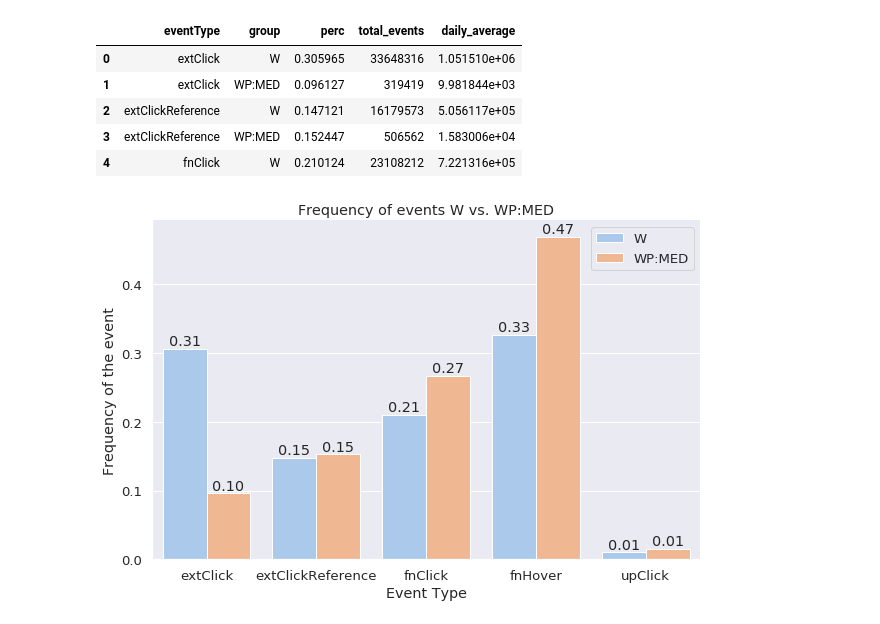
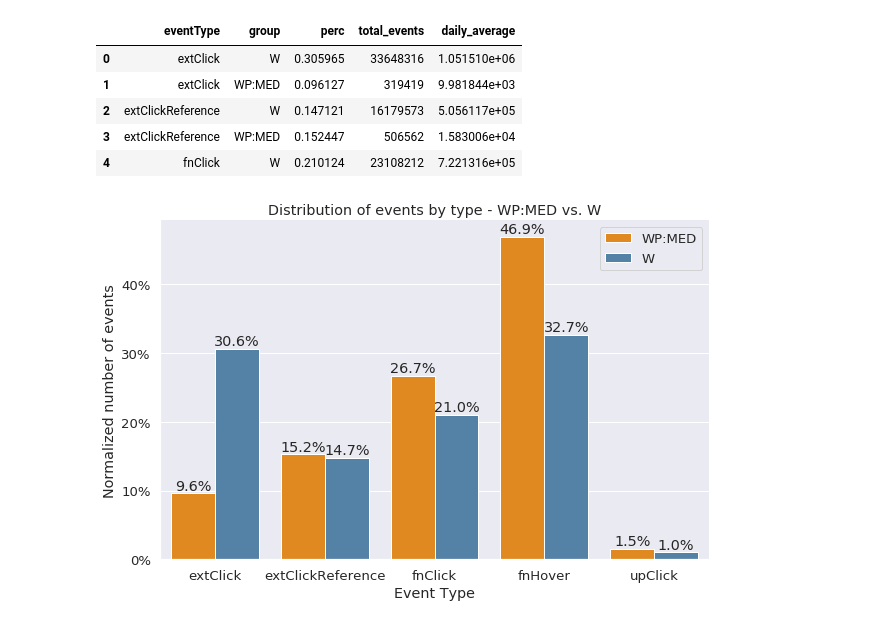
Before and after one commit to elifesciences-publications/wiki-citation-usage, a Jupyter notebook: notebooks/events--overview.ipynb, the cells around one changed output. Drawn from its saved outputs; the diff is of its cells as text; code cells hidden in the pictures.

Commit message:
Fix: events-everview plot colors

```diff
--- a/notebooks/events--overview.ipynb
+++ b/notebooks/events--overview.ipynb
@@ -320,28 +320,33 @@ events_by_group.head()
 # %%
 sns.set(font_scale=1.2)
 
 def show_values_on_bars(axs):
     def _show_on_single_plot(ax):
         for p in ax.patches:
             _x = p.get_x() + p.get_width() / 2
             _y = p.get_y() + p.get_height() + 0.005
-            value = '{:.2f}'.format(p.get_height())
+            value = '{:,.1%}'.format(p.get_height())
             ax.text(_x, _y, value, ha="center")
     if isinstance(axs, np.ndarray):
         for idx, ax in np.ndenumerate(axs):
             _show_on_single_plot(ax)
     else:
         _show_on_single_plot(axs)
 
 
+my_pal = {"WP:MED": "darkorange", "W": "steelblue"}
 fig = sns.catplot(y='perc', x='eventType', hue='group',
-                data=events_by_group,
-                kind='bar', palette="pastel", legend=False)
-fig.ax.set(xlabel='Event Type', ylabel='Frequency of the event', title="Frequency of events W vs. WP:MED")
+                data=events_by_group, kind='bar', palette=my_pal,
+                  legend=False, hue_order=["WP:MED", "W"])
+fig.ax.set(xlabel='Event Type', ylabel='Normalized number of events',
+           title="Distribution of events by type - WP:MED vs. W")
 fig.ax.ticklabel_format(style='plain', axis='y')
+vals = plt.gca().get_yticks()
+plt.gca().set_yticklabels(['{:,.0%}'.format(x) for x in vals])
 plt.gcf().set_size_inches(10, 6)
 plt.legend(loc='upper right')
 
 show_values_on_bars(fig.ax)
+plt.savefig("events_distribution.pdf")
 # %% [output]
-[figure, old version]
+[figure, new version]
```
Also changed, not shown: 2 other files.
